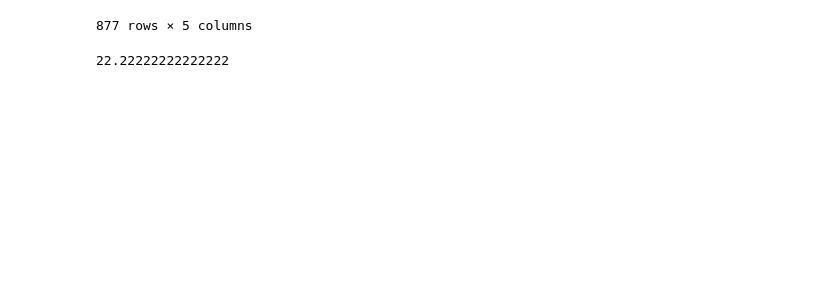
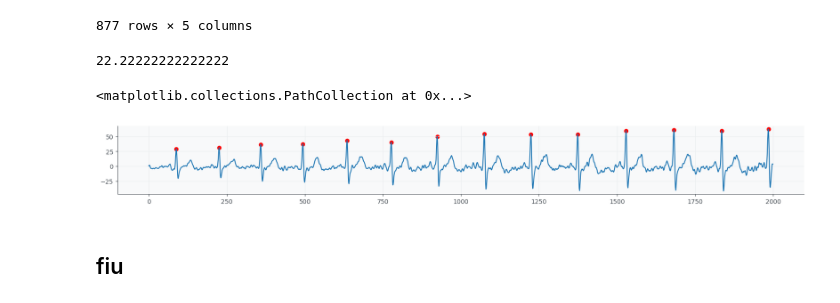
Before and after one commit to hyeok-jong/hrv_analysis, a Jupyter notebook: 20240610_xaimed_analysis.ipynb, the cells around one changed output. Drawn from its saved outputs; the diff is of its cells as text; code cells hidden in the pictures; blank space fills up the shorter version.

```diff
--- a/20240610_xaimed_analysis.ipynb
+++ b/20240610_xaimed_analysis.ipynb
@@ -121,0 +125,15 @@ processECG(signals['ECG'].iloc[1])['ECG_pNN50']
+# %%
+test = signals['ECG'].iloc[120]['ecgArray']
+filtered = nk_filter(test)['filtered']
+peaks = nk_rpeaks(filtered)['rpeaks']
+
+
+
+plt.figure(figsize = (20, 2))
+plt.plot(filtered)
+plt.scatter(peaks, filtered[peaks], color = 'red')
+# %% [output]
+<matplotlib.collections.PathCollection at 0x...>
+[figure, added]
+# %% [markdown]
+## fiu
```
Also changed, not shown: parts of 8 cells of this notebook, 2 other files.
